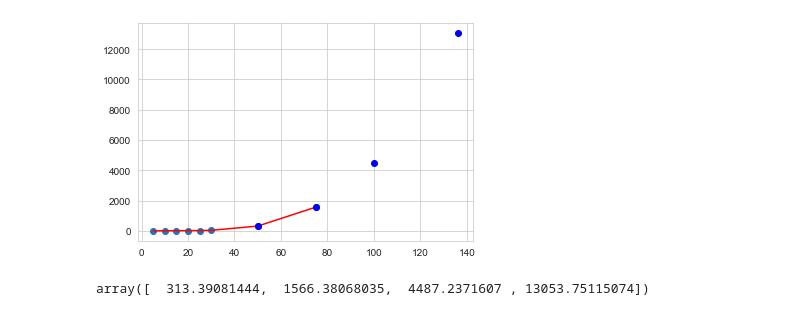
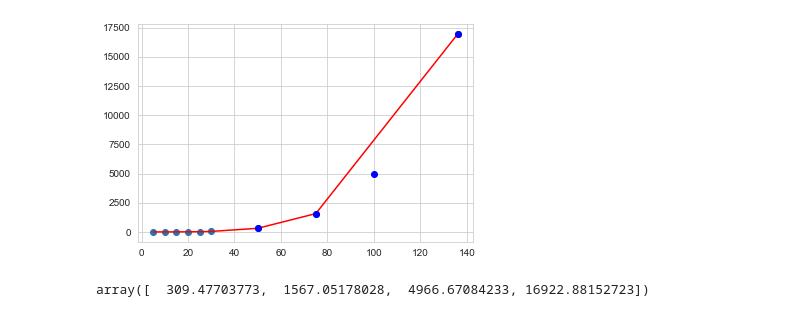
Before and after one commit to VertigoCodes/final-year-project, a Jupyter notebook: timePrediction.ipynb, the cells around one changed output. Drawn from its saved outputs; the diff is of its cells as text; code cells hidden in the pictures.

```diff
--- a/timePrediction.ipynb
+++ b/timePrediction.ipynb
@@ -10,37 +10,38 @@ calculatedTimes = {
     15 : 3.351041078567505,
     20 : 9.075204610824585,
     25 : 21.313498735427856,
     30 : 42.242138385772705,
     50 : 309.45635533332825,
-    75 : 1567.0546610355377
+    75 : 1567.0546610355377,
+    136 : 16922.88148331642
 }
 
 
 # Define data
 x = np.array(list(calculatedTimes.keys())).reshape(-1, 1)
 y = np.array(list(calculatedTimes.values()))
 
 # Transform the data for polynomial regression
-poly = PolynomialFeatures(degree=3)
+poly = PolynomialFeatures(degree=5)
 X_poly = poly.fit_transform(x.reshape(-1,1))
 
 # Create and train the model
 model = LinearRegression()
 model.fit(X_poly, y)
 
 # Predict for new values
 new_x = np.array([50,75, 100, 136]).reshape(-1, 1)
 new_X_poly = poly.transform(new_x)
 predicted_values = model.predict(new_X_poly)
 
 # Plot the original data and the regression line
 plt.scatter(x, y)
 plt.plot(x, model.predict(X_poly), color='red')
 plt.plot(new_x, predicted_values, 'bo')
 plt.show()
 # %% [output]
-[figure, old version]
+[figure, new version]
 # %%
 predicted_values
 # %% [output]
-array([  313.39081444,  1566.38068035,  4487.2371607 , 13053.75115074])
+array([  309.47703773,  1567.05178028,  4966.67084233, 16922.88152723])
```
Also changed, not shown: 1 other file.
